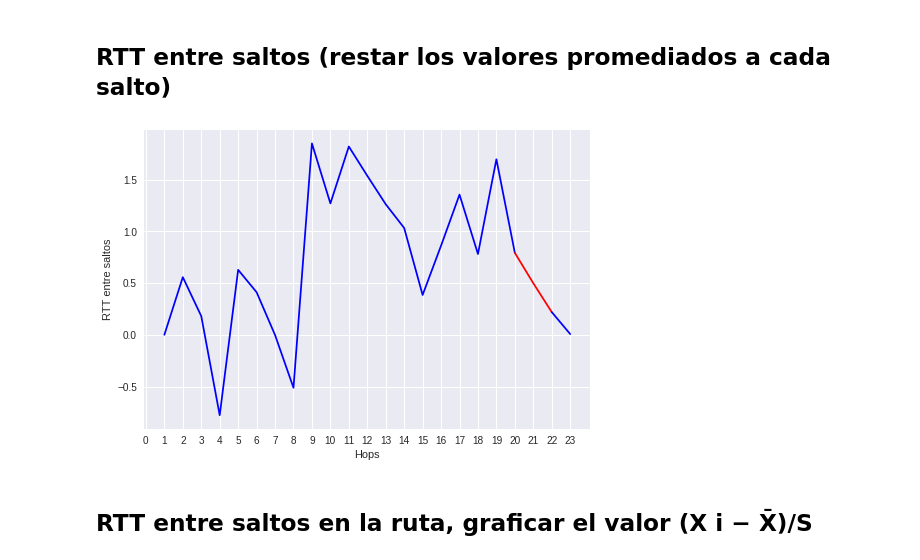
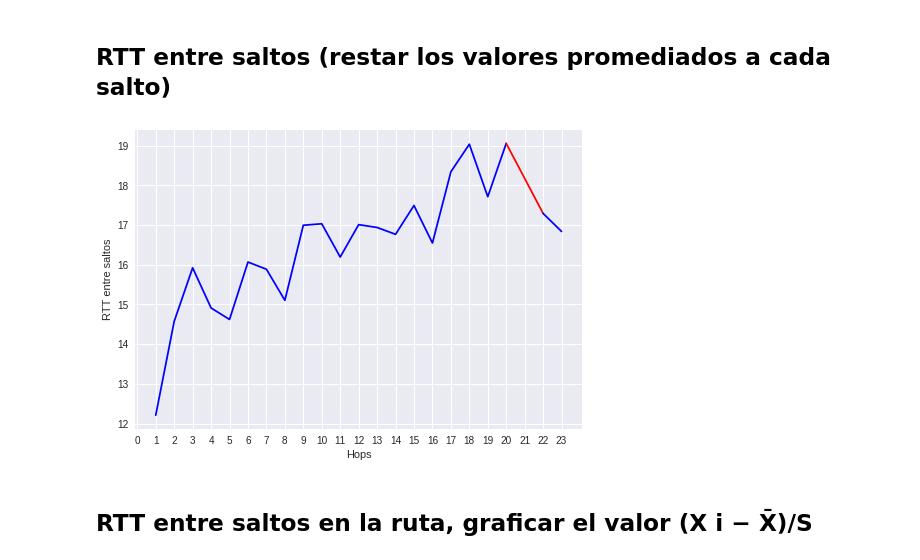
Before and after one commit to a-lavia/redes, a Jupyter notebook: tp2/Graficos Oxford.ipynb, the cells around one changed output. Saved outputs shown, nothing was run; the diff lists cells and outputs as text; code cells hidden in the pictures.

```diff
--- a/tp2/Graficos Oxford.ipynb
+++ b/tp2/Graficos Oxford.ipynb
@@ -59,30 +17,45 @@ lstSaltos = [s[:len(s)-1] for s in lstSaltos]
+# %%
+dfAllHops = pd.read_csv("experimentos/www.ox.ac.uk-allHops.csv", sep=",")
+
+with open('experimentos/www.ox.ac.uk-json.json') as json_data:
+    lstDic = json.load(json_data)
+
+lstRtt = [dic['rtt'] for dic in lstDic]
+# a los valores null les pongo el promedio del siguiente no null y el anterior no null
+# hay un solo null
+lstRtt1 = []
+lstRttNull = []
+lstRtt2 = []
+for x in lstRtt:
+    if x == 'null':
+        break
+    lstRtt1.append(x)
+
+hayNull = False
+for x in lstRtt:
+    if hayNull:
+        lstRtt2.append(x)
+    elif x == 'null':
+        hayNull = True
+
+lstRttNull = [lstRtt1[len(lstRtt1)-1]] + [promedio([lstRtt1[len(lstRtt1)-1], lstRtt2[0]])] + [lstRtt2[0]]
 # %% [markdown]
 ## RTT entre saltos (restar los valores promediados a cada salto)
-# %%
-lstUnionRtt = [x for x,y in lstRtt1] + [x for x,y in lstRttNull] + [x for x,y in lstRtt2]
-lstProm = [promedio(lstUnionRtt[:idx+1]) for idx in range(len(lstUnionRtt))]
-lstRttEntreSaltos = [lstUnionRtt[i]-lstProm[i] for i in range(len(lstUnionRtt))]
-
-lstX1 = [y for x,y in lstRtt1]
-lstXNull = [y for x,y in lstRttNull]
-lstX2 = [y for x,y in lstRtt2]
-
-lstRttEntreSaltos1 = [lstRttEntreSaltos[idx-1] for idx in lstX1]
-lstRttEntreSaltosNull = [lstRttEntreSaltos[idx-1] for idx in lstXNull]
-lstRttEntreSaltos2 = [lstRttEntreSaltos[idx-1] for idx in lstX2]
-
-lstRttEntreSaltosNull = [lstRttEntreSaltos1[len(lstRttEntreSaltos1)-1]] + lstRttEntreSaltosNull + [lstRttEntreSaltos2[0]]
-lstXNull = [lstX1[len(lstX1)-1]] + lstXNull + [lstX2[0]]
-
-plt.plot(lstX1, lstRttEntreSaltos1, 'blue')
-plt.plot(lstXNull, lstRttEntreSaltosNull, 'red')
-plt.plot(lstX2, lstRttEntreSaltos2, 'blue')
-plt.ylabel('RTT entre saltos')
-plt.xlabel('Hops')
-plt.xticks(range(len(lstUnionRtt)+1), range(len(lstUnionRtt)+1))
-plt.show()
-# %% [output]
-[figure, removed]
+# %%
+lstX1 = range(1,len(lstRtt1)+1)
+lstXNull = range(len(lstRtt1), len(lstRtt1) + len(lstRttNull))
+lstX2 = range(len(lstRtt1) + len(lstRttNull) -1, len(lstRtt1) + len(lstRttNull) + len(lstRtt2)-1)
+
+plt.plot(lstX1, lstRtt1, 'blue')
+plt.plot(lstXNull, lstRttNull, 'red')
+plt.plot(lstX2, lstRtt2, 'blue')
+
+plt.ylabel('RTT entre saltos')
+plt.xlabel('Hops')
+plt.xticks(range(len(lstRtt)+1), range(len(lstRtt)+1))
+plt.show()
+# %% [output]
+[figure, added]
 # %% [markdown]
 ## RTT entre saltos en la ruta, graficar el valor (X i − X̄)/S
 # %%
```
Also changed, not shown: parts of 6 cells of this notebook, 2 other files.
